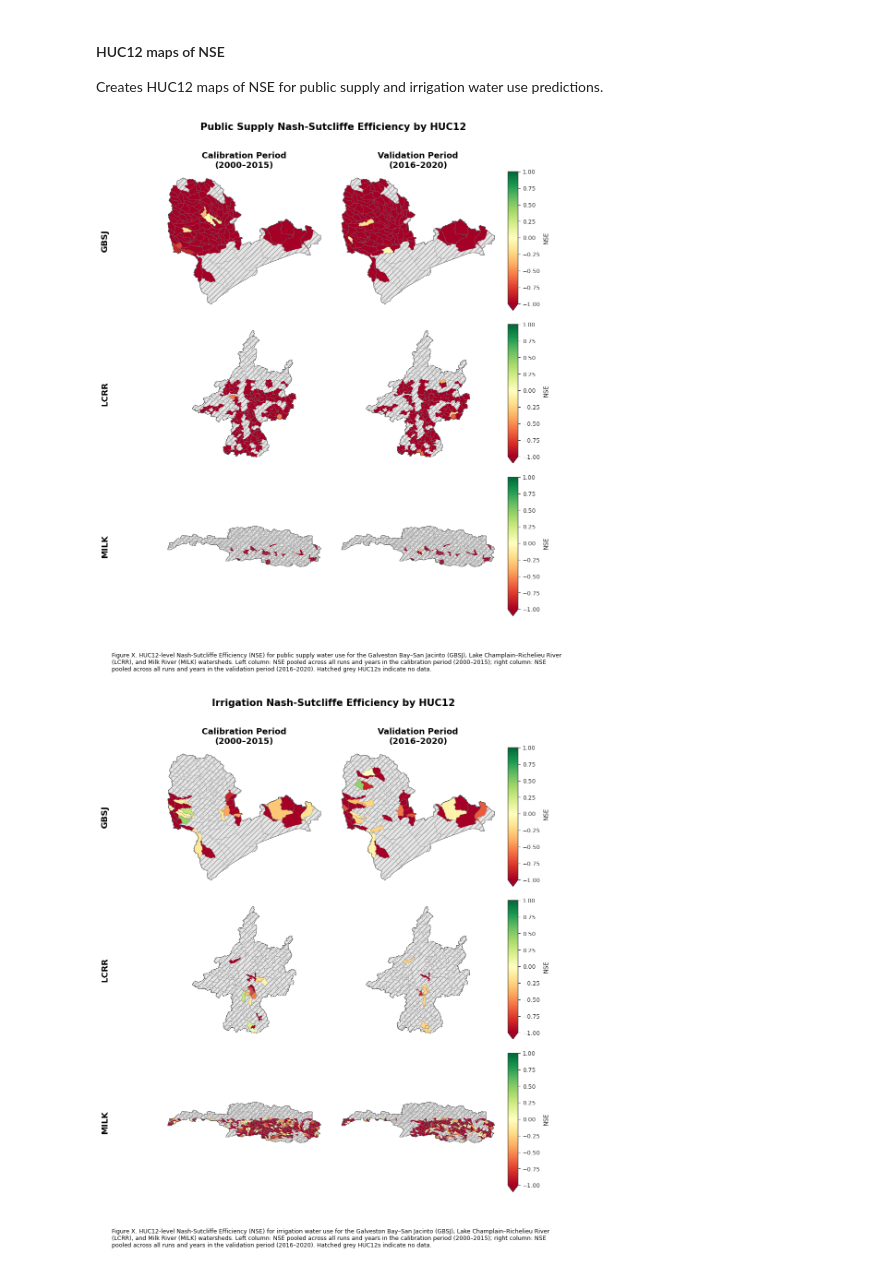
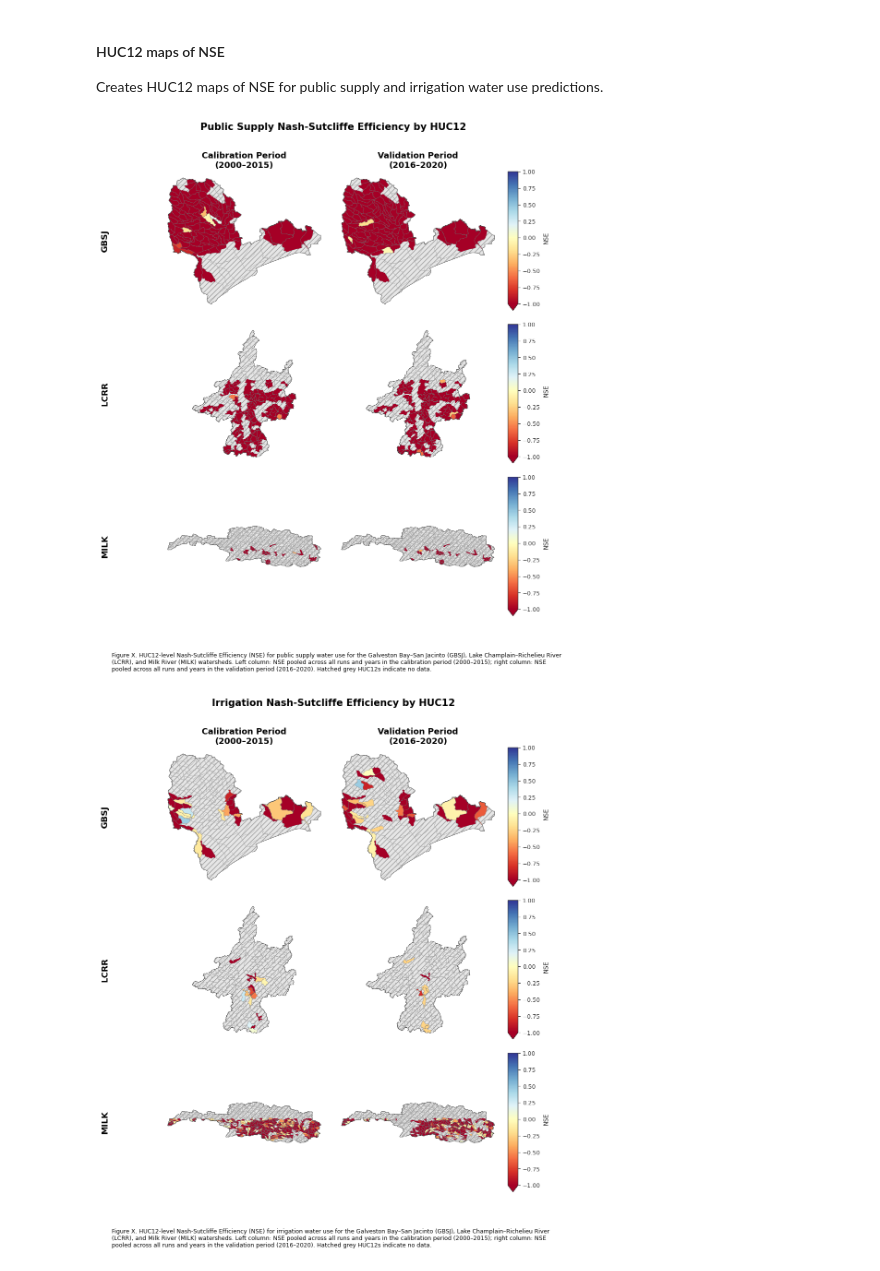
Before and after one commit to CIROH-UVM/social-water-use-abm-analysis, a Jupyter notebook: fig_HUC12_maps_NSE.ipynb, the cells around one changed output. Saved outputs shown, nothing was run; the diff lists cells and outputs as text; code cells hidden in the pictures.

```diff
--- a/fig_HUC12_maps_NSE.ipynb
+++ b/fig_HUC12_maps_NSE.ipynb
@@ -167,7 +167,7 @@ PERIOD_PANELS = [
 # fixed legend range for NSE
 NSE_VMIN = -1
 NSE_VMAX = 1
-NSE_CMAP = 'RdYlGn'  # red = poor fit, green = good fit
+NSE_CMAP = 'RdYlBu'  # red = poor fit, green = good fit
 
 ##### ---------- STYLE ----------
 
@@ -254,32 +254,32 @@ for use_key, use_label in water_use_types:
     ##### ---------- SUPTITLE ----------
     fig.suptitle(
         f'{use_label} Nash-Sutcliffe Efficiency by HUC12',
         fontsize=15, fontweight='bold', y=0.965
     )
 
     ##### ---------- CAPTION ----------
     caption_text = (
         f"Figure X. HUC12-level Nash-Sutcliffe Efficiency (NSE) for {use_label.lower()} water use for the Galveston Bay–San Jacinto (GBSJ), Lake Champlain–Richelieu River\n"
         f"(LCRR), and Milk River (MILK) watersheds. Left column: NSE pooled across all runs and years in the calibration period (2000–2015); right column: NSE\n"
         f"pooled across all runs and years in the validation period (2016–2020). Hatched grey HUC12s indicate no data."
     )
     fig.text(0.02, 0.012, caption_text, ha='left', va='bottom', fontsize=9, wrap=True)
 
     fig.tight_layout(rect=[0.03, 0.06, 1, 0.95])
 
     ##### ---------- ALIGN WATERSHED ROW LABELS ----------
     for watershed, ax in zip(watersheds, row_first_axes):
         pos = ax.get_position()
         y_center = (pos.y0 + pos.y1) / 2
         fig.text(
             0.005, y_center, watershed,
             rotation=90, va='center', ha='center',
             fontsize=13, fontweight='bold'
         )
 
     save_path = out_dir / f"{use_key}_nse.png"
     fig.savefig(save_path, dpi=300, bbox_inches='tight')
     plt.show()
 # %% [output]
-[figure, old version]
+[figure, new version]
-[figure, old version]
+[figure, new version]
```
Also changed, not shown: 1 other file.
